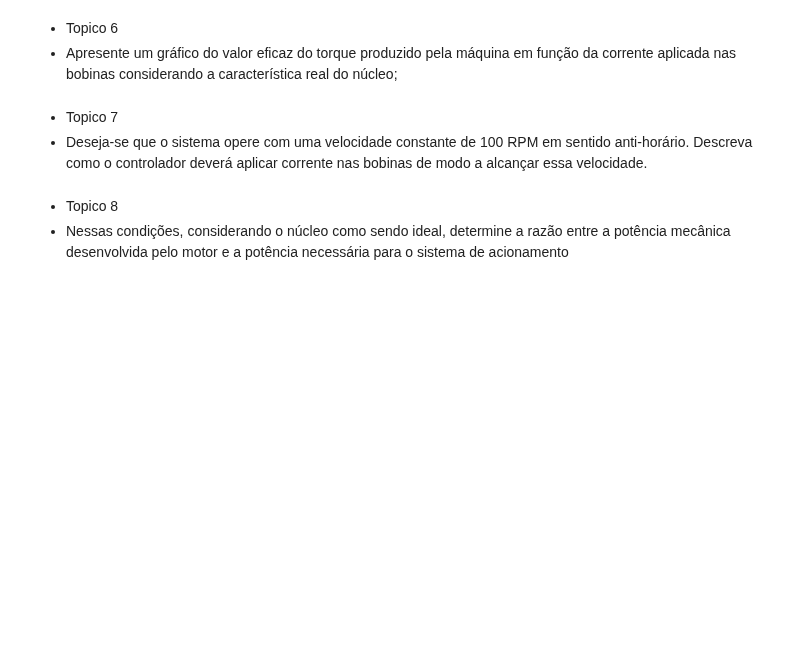
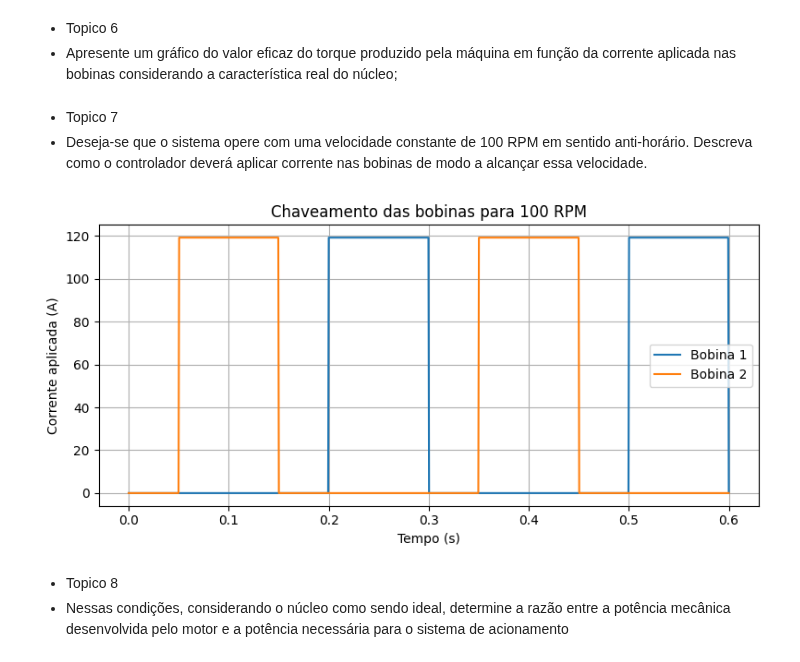
Before and after one commit to marcus-valmeida/Projeto-conversao, a Jupyter notebook: exercicio2/exercicio2.ipynb, the cells around one changed output. Drawn from its saved outputs; the diff is of its cells as text; code cells hidden in the pictures; blank space fills up the shorter version.

```diff
--- a/exercicio2/exercicio2.ipynb
+++ b/exercicio2/exercicio2.ipynb
@@ -401,7 +401,44 @@ característica real do núcleo;
 sentido anti-horário. Descreva como o controlador deverá aplicar corrente nas
 bobinas de modo a alcançar essa velocidade.
 # %%
-# Topico 7
+# Controle de velocidade para 100 RPM:
+# Tempo de uma volta: T_volta = 60 / RPM = 0.6 s para 100 RPM.
+# O controlador monitora a posição do rotor (0 a 360°) e aplica corrente nos intervalos:
+# Bobina 1: 120°-180° e 300°-360° | Bobina 2: 30°-90° e 210°-270°
+# Fora desses intervalos, as bobinas ficam desligadas.
+# O chaveamento é sincronizado com a rotação para garantir torque e velocidade constante.
+# Cada bobina é energizada duas vezes por volta; o gráfico mostra esses períodos.
+
+
+
+# 1. Parâmetros do sistema
+rpm = 100                          # Velocidade desejada em rotações por minuto
+T_volta = 60 / rpm                 # Tempo de uma volta (segundos) -> T_volta = 60 / RPM
+n_steps = 1000                     # Número de pontos para simulação
+
+# 2. Vetores de posição do rotor e tempo
+theta_graus = np.linspace(0, 360, n_steps)   # Posição do rotor em graus (0 a 360°)
+tempo = np.linspace(0, T_volta, n_steps)     # Tempo para uma volta completa
+
+
+# 4. Simulação do controle
+# Para cada posição do rotor, calcula a corrente aplicada em cada bobina
+corrente1 = np.array([corrente_bobina1(ang) for ang in theta_graus])
+corrente2 = np.array([corrente_bobina2(ang) for ang in theta_graus])
+
+# 5. Gráfico do chaveamento das bobinas
+plt.figure(figsize=(8,4))
+plt.plot(tempo, corrente1, label='Bobina 1')
+plt.plot(tempo, corrente2, label='Bobina 2')
+plt.xlabel('Tempo (s)')
+plt.ylabel('Corrente aplicada (A)')
+plt.title('Chaveamento das bobinas para 100 RPM')
+plt.legend()
+plt.grid(True)
+plt.tight_layout()
+plt.show()
+# %% [output]
+[figure, added]
 # %% [markdown]
 - Topico 8
 - Nessas condições, considerando o núcleo como sendo ideal, determine a razão
```
